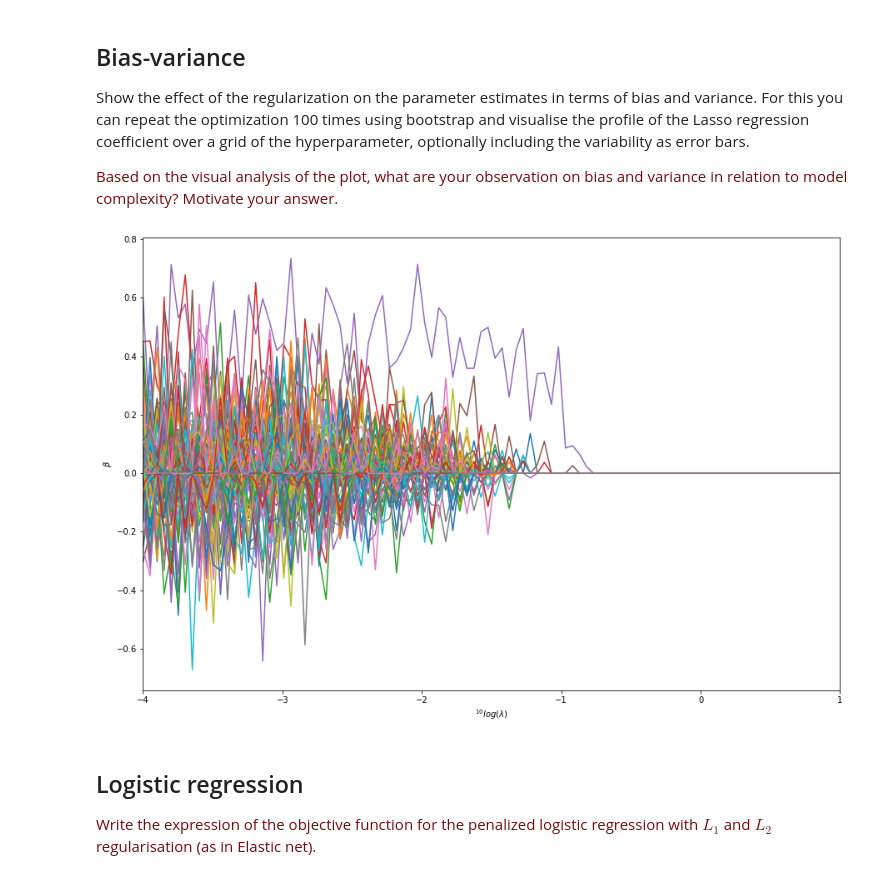
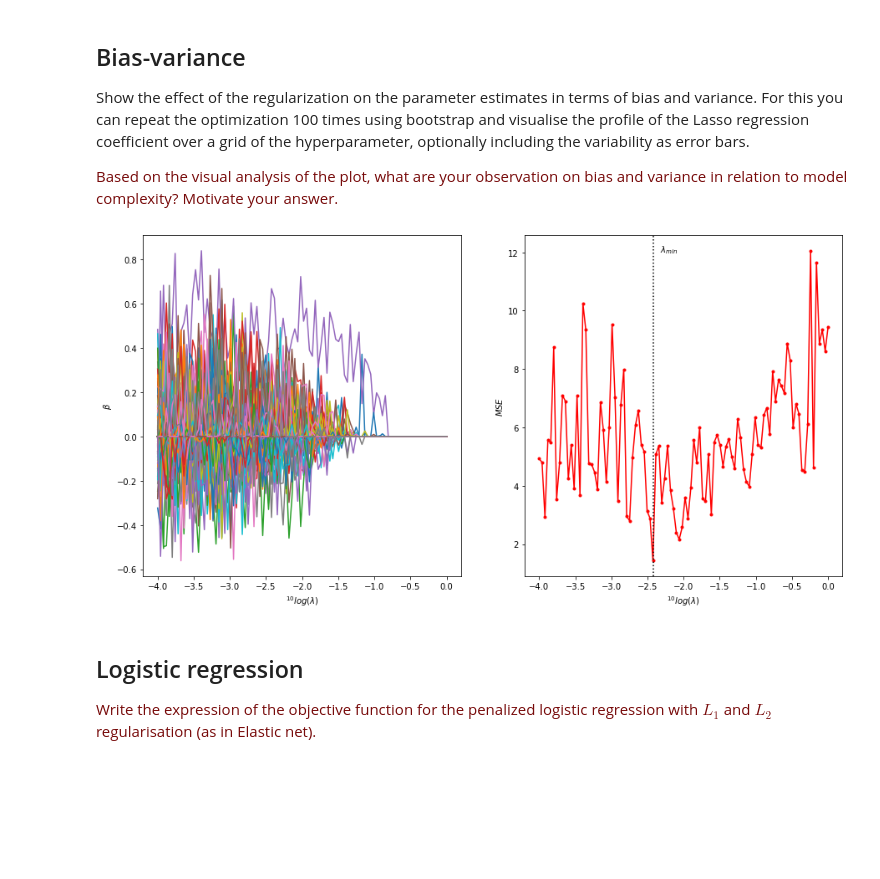
Before and after one commit to tdewaard/8dm40-machine-learning, a Jupyter notebook: practicals/week_3.ipynb, the cells around one changed output. Drawn from its saved outputs; the diff is of its cells as text; code cells hidden in the pictures; blank space fills up the shorter version.

```diff
--- a/practicals/week_3.ipynb
+++ b/practicals/week_3.ipynb
@@ -375,35 +375,45 @@ Show the effect of the regularization on the parameter estimates in terms of bia
 # %%
 from sklearn.utils import resample
 import matplotlib.pyplot as plt
 
-alphas = np.logspace(-4, 1, num=100)
+alphas = np.logspace(-4, 0, num=100)
 sample_size = gene_expression.shape[0]
 
 betas = np.zeros((len(alphas), gene_expression.shape[1]+1))
+MSEs = np.zeros((len(alphas), 1))
+
 for i in range(len(alphas)):
     boot_X = resample(gene_expression, replace=True, n_samples=sample_size, random_state=i)
     boot_Y = resample(drug_response, replace=True, n_samples=sample_size, random_state=i)
 
     X_train, X_test, y_train, y_test = train_test_split(boot_X, boot_Y)
 
     model=Lasso(alpha=alphas[i], normalize=True, max_iter=100000)
     model.fit(X_train, y_train)
 
+    pred = model.predict(X_test)
+    MSEs[i] = np.sum((pred[:, np.newaxis] - y_test.values)**2)/y_test.values.shape[0]
+
     beta = model.coef_
     beta0 = model.intercept_
 
     betas[i, 0] = beta0
     betas[i, 1:] = beta
 
+fig, axes = plt.subplots(nrows=1, ncols=2, figsize=(15, 7.5))
+axes[0].plot(np.log10(alphas), betas[:, 1:], '-')
+# axes[0].set_xlim([np.min(np.log10(alphas)), np.max(np.log10(alphas))])
+axes[0].set_xlabel(r'$^{10}log(\lambda)$')
+axes[0].set_ylabel(r'$\beta$')
 
-fig, ax = plt.subplots(figsize=(15, 10))
-ax.plot(np.log10(alphas), betas[:, 1:], '-')
-ax.set_xlim([np.min(np.log10(alphas)), np.max(np.log10(alphas))])
-ax.set_xlabel(r'$^{10}log(\lambda)$')
-ax.set_ylabel(r'$\beta$')
+axes[1].plot(np.log10(alphas), MSEs, 'r.-')
+axes[1].axvline(np.log10(alphas[np.argmin(MSEs)]), ls=':', c='k')
+axes[1].text(np.log10(alphas[np.argmin(MSEs)])+.1, 12, r'$\lambda_{min}$')
+axes[1].set_xlabel(r'$^{10}log(\lambda)$')
+axes[1].set_ylabel(r'$MSE$')
 plt.show()
 # %% [output]
-[figure, old version]
+[figure, new version]
 # %% [markdown]
 ## Logistic regression
 
```
Also changed, not shown: parts of 1 cell of this notebook.
